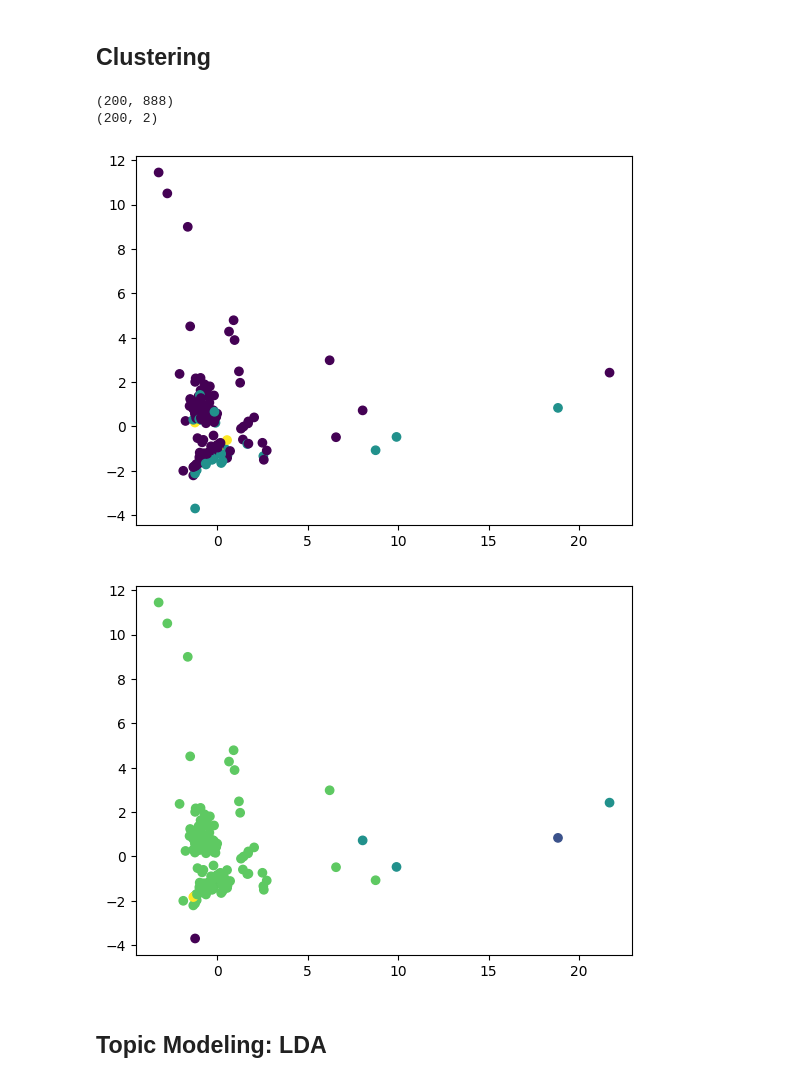
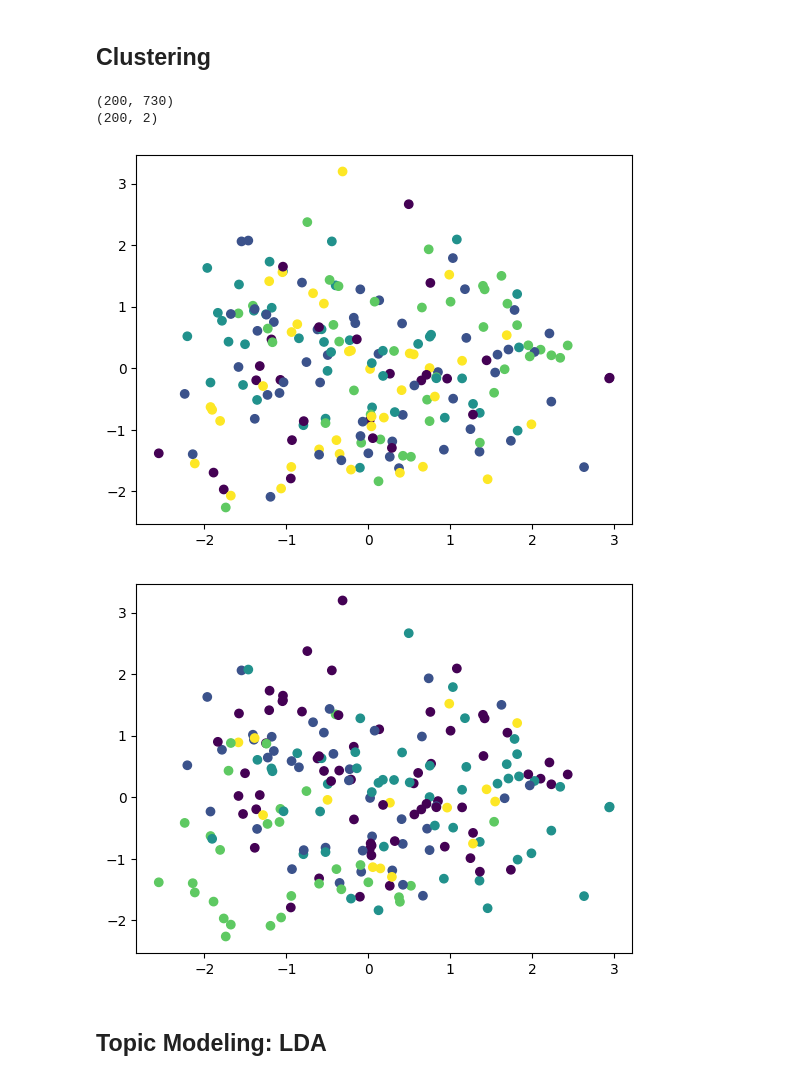
Before and after one commit to KristinaSchuep/nlp_lss_2023, a Jupyter notebook: homework/homework_03.ipynb, the cells around one changed output. Drawn from its saved outputs; the diff is of its cells as text; code cells hidden in the pictures.

```diff
--- a/homework/homework_03.ipynb
+++ b/homework/homework_03.ipynb
@@ -151,42 +188,42 @@ X = vec.fit_transform(dfs['input_TFIDF'])
 from sklearn_extra.cluster import KMedoids
 
 ##TODO create the clusters found with k-medoids clustering and 5 clusters
-kmed = KMedoids(n_clusters=3)
-kmed.fit(X)
+kmed = KMedoids(n_clusters=5)
+kmed.fit(X_tfidf)
 doc_clusters = kmed.labels_.tolist()
 dfs['cluster_medoid'] = doc_clusters
 # %%
 ##TODO create the clusters found with k-means clustering and 5 clusters
 from sklearn.cluster import KMeans
 km = KMeans(n_clusters=5, n_init=10)
-km.fit(X)
+km.fit(X_tfidf)
 doc_clusters = km.labels_.tolist()
 dfs['cluster_means'] = doc_clusters
 # %%
 ##TODO visualize the k-medoids clustering results through Isomap (first reduce the dimensionality to 2 using Isomap, then use scatter plot (plt.scatter()) to visualize)
 
 # Reduce dimensionality to 2
 from sklearn.manifold import Isomap
-print(X.shape)
+print(X_tfidf.shape)
 embedding = Isomap(n_components=2)
-X_transformed = embedding.fit_transform(X)
+X_transformed = embedding.fit_transform(X_tfidf)
 print(X_transformed.shape)
 
 # Plot the data in the reduced two-dimensional space
 import matplotlib.pyplot as plt
 plt.scatter(X_transformed[:,0], X_transformed[:,1], c=dfs['cluster_medoid'])
 plt.show()
 # %% [output]
-(200, 888)
+(200, 730)
 (200, 2)
-[figure, old version]
+[figure, new version]
 # %%
 ##TODO similarly, visualize the k-means results
 
 plt.scatter(X_transformed[:,0], X_transformed[:,1], c=dfs['cluster_means'])
 plt.show()
 # %% [output]
-[figure, old version]
+[figure, new version]
 # %% [markdown]
 ## Topic Modeling: LDA
 # %% [markdown]
```
Also changed, not shown: parts of 9 cells of this notebook, 1 other file.
